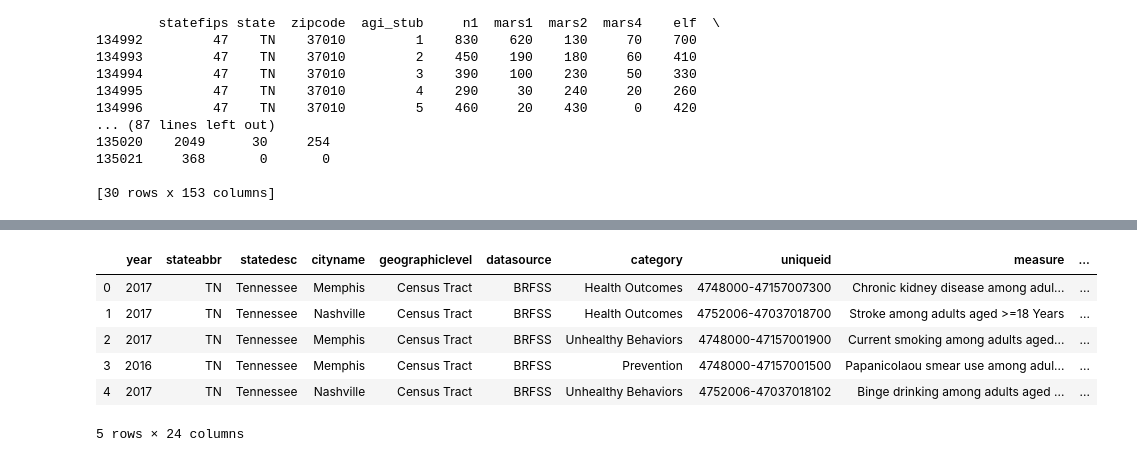
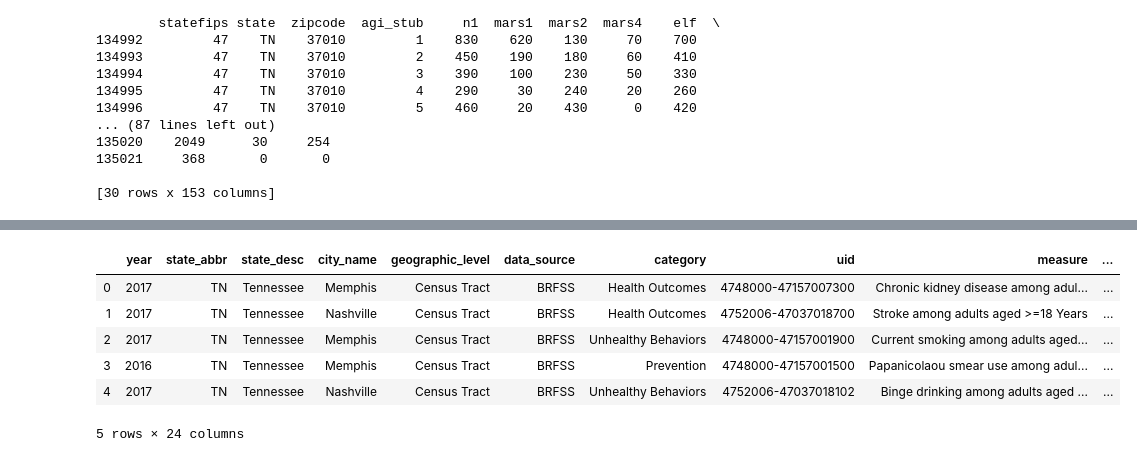
Before and after one commit to landrybutler/da2capstone, a Jupyter notebook: notebooks/01-Import Data and Create Dataframes.ipynb, the cells around one changed output, grey strips where cells are left out. Drawn from its saved outputs; the diff is of its cells as text; code cells hidden in the pictures.

```diff
--- a/notebooks/01-Import Data and Create Dataframes.ipynb
+++ b/notebooks/01-Import Data and Create Dataframes.ipynb
@@ -406,18 +401,19 @@ cities
 # %%
-cities.columns = cities.columns.str.replace(' ', '_').str.lower()
+# I think thi sline is now redundant
+# cities.columns = cities.columns.str.replace(' ', '_').str.lower()
 
 # rename these columns before export
-new names = ['year', 'state_abbr', 'state_desc', 'city_name', 'geographic_level',
-             'data_source', 'category', 'uid', 'measure', 'data_value_unit',
-             'high_confidence_limit', 'data_value_footnote_symbol', 'data_value_footnote',
-             'population_count', 'geolocation', 'category_id', 'measure_id', 'city_fips',
+new_names = ['year', 'state_abbr', 'state_desc', 'city_name', 'geographic_level', 'data_source',
+             'category', 'uid', 'measure', 'data_value_unit', 'data_value_type_id', 'data_value_type',
+             'data_value', 'low_confidence_limit', 'high_confidence_limit', 'data_value_footnote_symbol',
+             'data_value_footnote', 'population_count', 'geolocation', 'category_id', 'measure_id', 'city_fips',
              'tract_fips', 'short_question_text']
 
-
+cities.columns = new_names
 
 cities.head()
 # %% [output]
-|  | year | stateabbr | statedesc | cityname | geographiclevel | datasource | category | uniqueid | measure | ... |
+|  | year | state_abbr | state_desc | city_name | geographic_level | data_source | category | uid | measure | ... |
 | 0 | 2017 | TN | Tennessee | Memphis | Census Tract | BRFSS | Health Outcomes | 4748000-47157007300 | Chronic kidney disease among adul... | ... |
 | 1 | 2017 | TN | Tennessee | Nashville | Census Tract | BRFSS | Health Outcomes | 4752006-47037018700 | Stroke among adults aged >=18 Years | ... |
 | 2 | 2017 | TN | Tennessee | Memphis | Census Tract | BRFSS | Unhealthy Behaviors | 4748000-47157001900 | Current smoking among adults aged... | ... |
```
Also changed, not shown: parts of 3 cells of this notebook, 3 other files.
